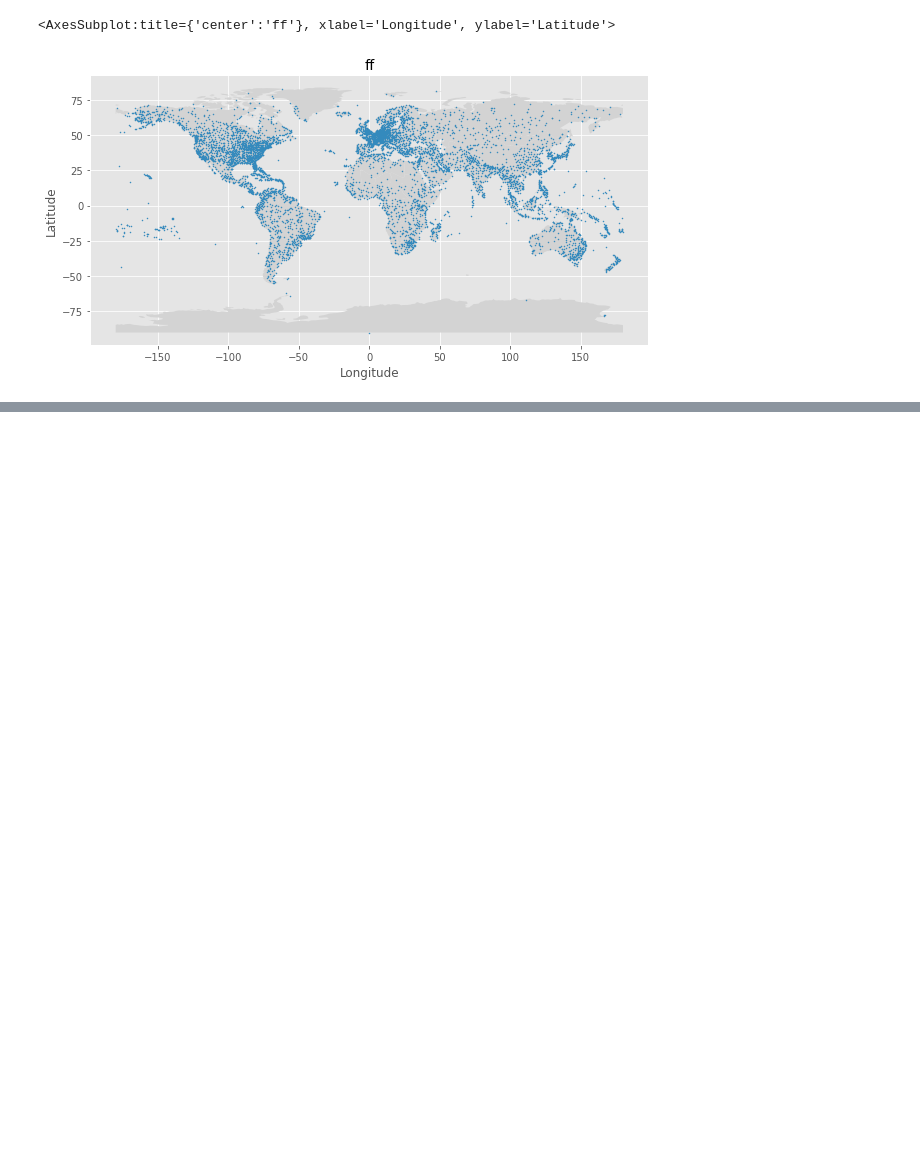
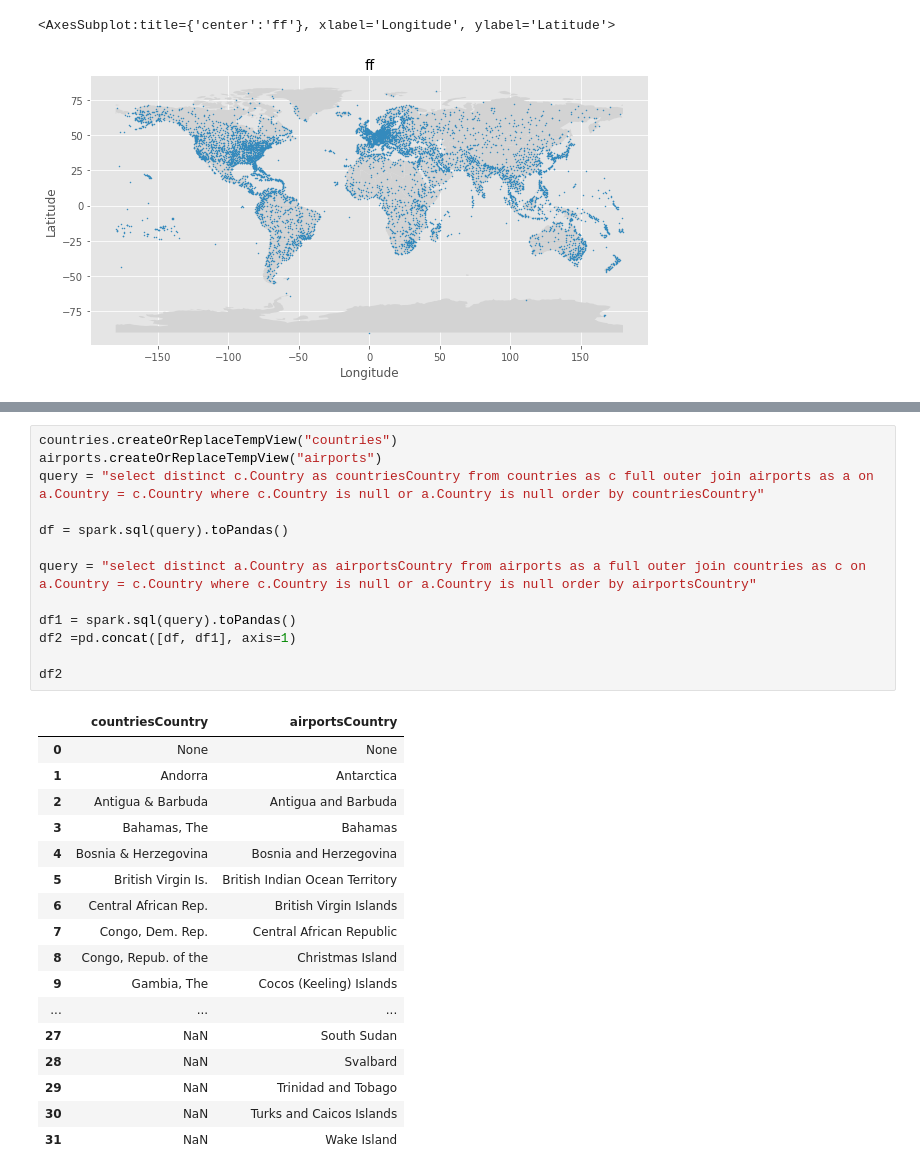
Before and after one commit to sgrzegorz/analiza-duzych-zbiorow-danych, a Jupyter notebook: 02/dataframe.ipynb, the cells around one changed output, grey strips where cells are left out. Drawn from its saved outputs; the diff is of its cells as text; blank space fills up the shorter version.

```diff
--- a/02/dataframe.ipynb
+++ b/02/dataframe.ipynb
@@ -255,0 +183,31 @@ df.plot(x="Longitude", y="Latitude", kind="scatter",
+# %%
+countries.createOrReplaceTempView("countries")
+airports.createOrReplaceTempView("airports")
+query = "select distinct c.Country as countriesCountry from countries as c full outer join airports as a on a.Country = c.Country where c.Country is null or a.Country is null order by countriesCountry"
+
+df = spark.sql(query).toPandas()
+
+query = "select distinct a.Country as airportsCountry from airports as a full outer join countries as c on a.Country = c.Country where c.Country is null or a.Country is null order by airportsCountry"
+
+df1 = spark.sql(query).toPandas()
+df2 =pd.concat([df, df1], axis=1)
+
+df2
+# %% [output]
+|  | countriesCountry | airportsCountry |
+| 0 | None | None |
+| 1 | Andorra | Antarctica |
+| 2 | Antigua & Barbuda | Antigua and Barbuda |
+| 3 | Bahamas, The | Bahamas |
+| 4 | Bosnia & Herzegovina | Bosnia and Herzegovina |
+| 5 | British Virgin Is. | British Indian Ocean Territory |
+| 6 | Central African Rep. | British Virgin Islands |
+| 7 | Congo, Dem. Rep. | Central African Republic |
+| 8 | Congo, Repub. of the | Christmas Island |
+| 9 | Gambia, The | Cocos (Keeling) Islands |
+| ... | ... | ... |
+| 27 | NaN | South Sudan |
+| 28 | NaN | Svalbard |
+| 29 | NaN | Trinidad and Tobago |
+| 30 | NaN | Turks and Caicos Islands |
+| 31 | NaN | Wake Island |
```
Also changed, not shown: parts of 21 cells of this notebook.
